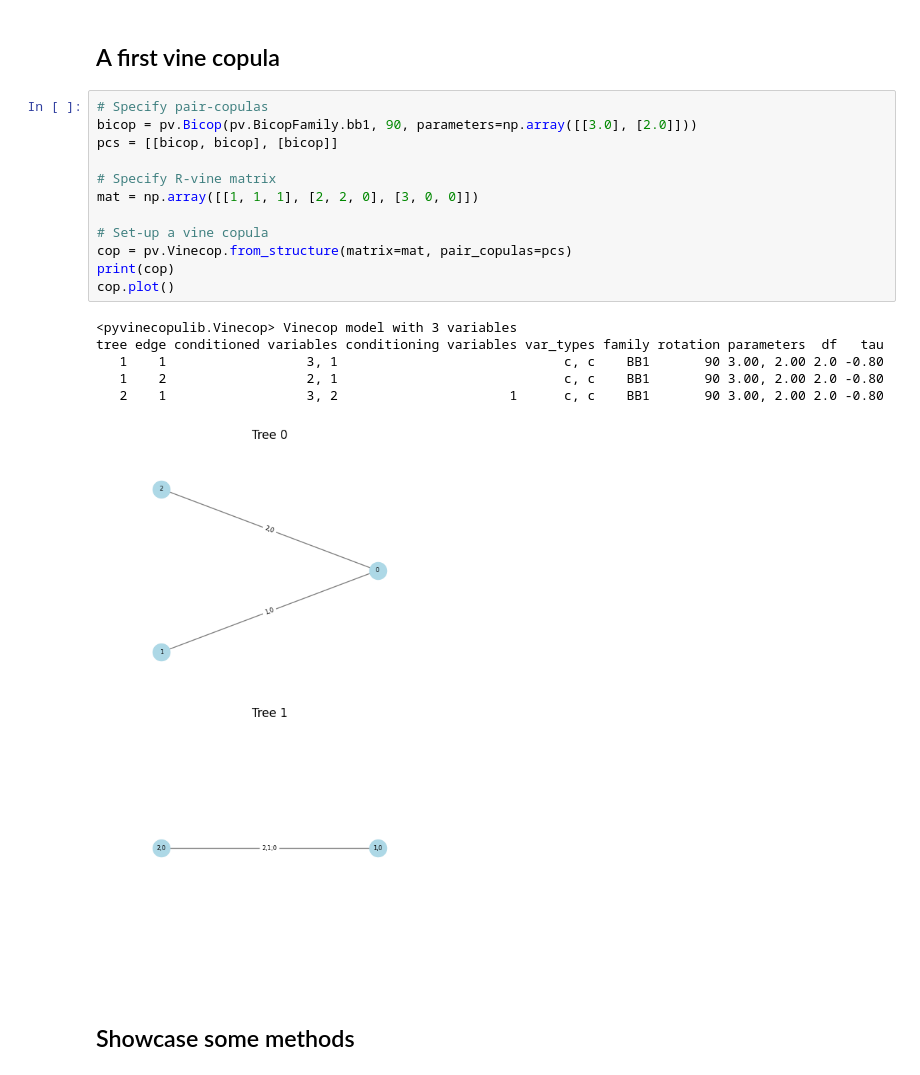
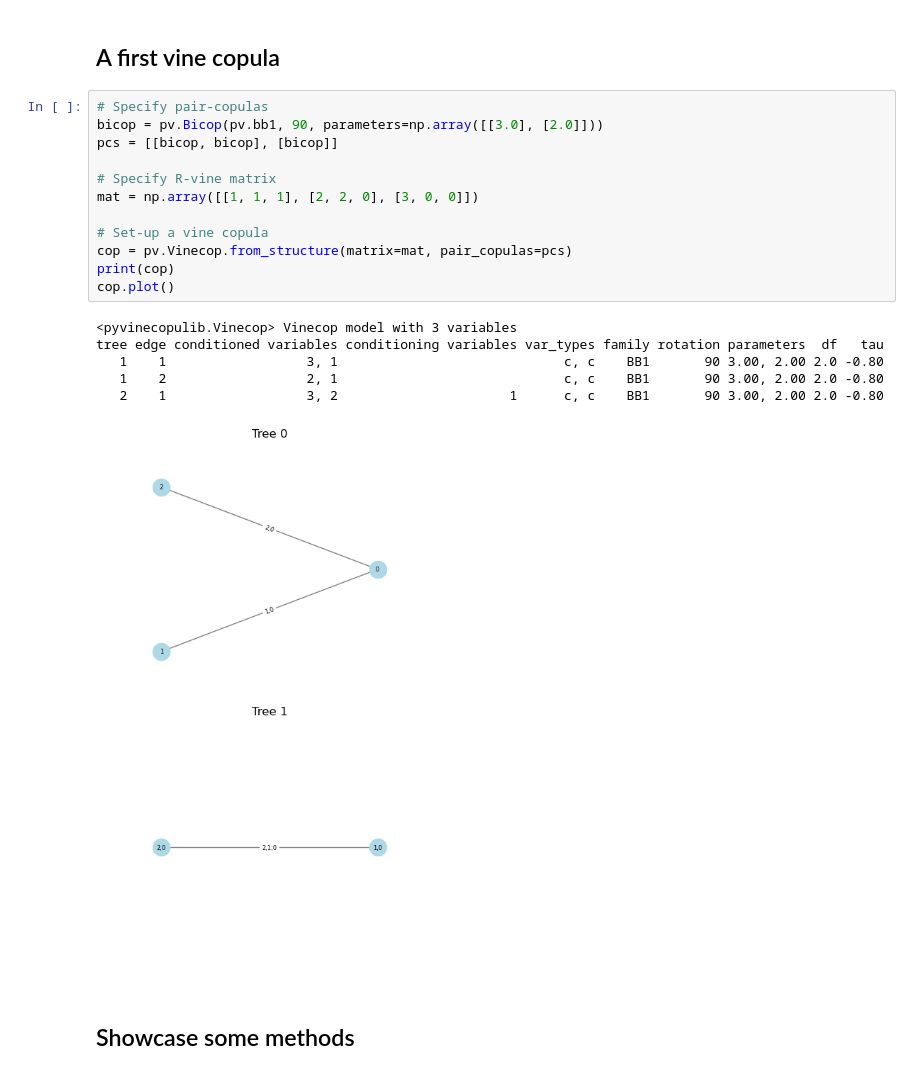
Before and after one commit to vinecopulib/pyvinecopulib, a Jupyter notebook: examples/02_vine_copulas.ipynb, the cells around one changed output. Drawn from its saved outputs; the diff is of its cells as text.

```diff
--- a/examples/02_vine_copulas.ipynb
+++ b/examples/02_vine_copulas.ipynb
@@ -10,23 +10,23 @@ import numpy as np
 ## A first vine copula
 # %%
 # Specify pair-copulas
-bicop = pv.Bicop(pv.BicopFamily.bb1, 90, parameters=np.array([[3.0], [2.0]]))
+bicop = pv.Bicop(pv.bb1, 90, parameters=np.array([[3.0], [2.0]]))
 pcs = [[bicop, bicop], [bicop]]
 
 # Specify R-vine matrix
 mat = np.array([[1, 1, 1], [2, 2, 0], [3, 0, 0]])
 
 # Set-up a vine copula
 cop = pv.Vinecop.from_structure(matrix=mat, pair_copulas=pcs)
 print(cop)
 cop.plot()
 # %% [output]
 <pyvinecopulib.Vinecop> Vinecop model with 3 variables
 tree edge conditioned variables conditioning variables var_types family rotation parameters  df   tau
    1    1                  3, 1                             c, c    BB1       90 3.00, 2.00 2.0 -0.80
    1    2                  2, 1                             c, c    BB1       90 3.00, 2.00 2.0 -0.80
    2    1                  3, 2                      1      c, c    BB1       90 3.00, 2.00 2.0 -0.80
-[figure, old version]
+[figure, new version]
 # %% [markdown]
 ## Showcase some methods
 # %%
```
Also changed, not shown: parts of 4 cells of this notebook, 44 other files.
